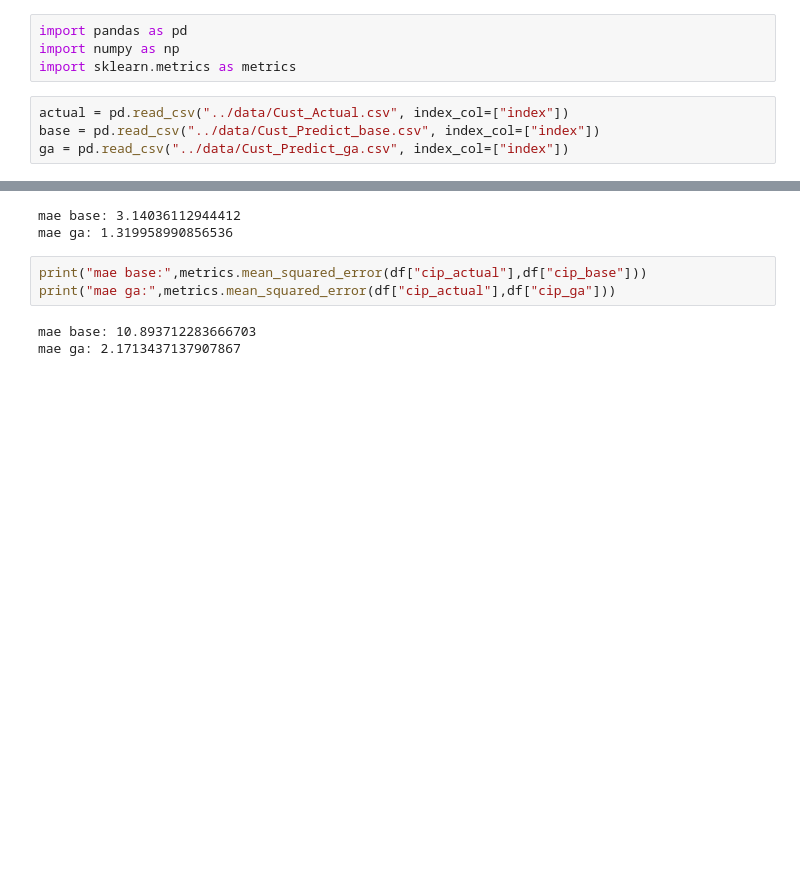
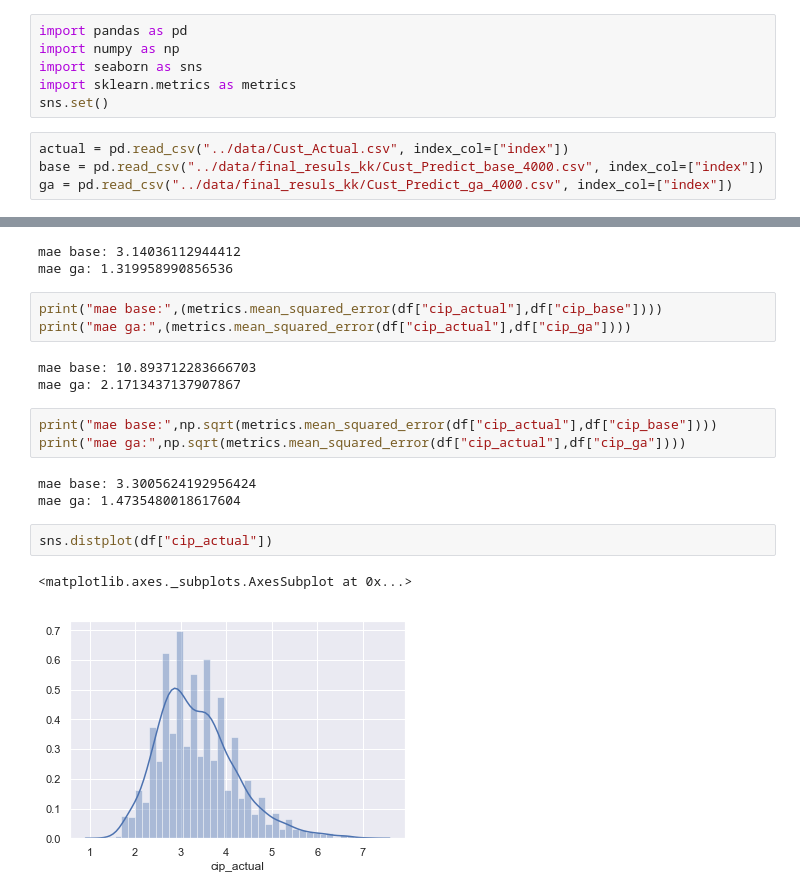
Before and after one commit to sidd-pandey/Fuzzy-GA, a Jupyter notebook: notebooks/ga_base.ipynb, the cells around one changed output, grey strips where cells are left out. Cells and saved outputs as stored; diff of their text form; blank space fills up the shorter version.

```diff
--- a/notebooks/ga_base.ipynb
+++ b/notebooks/ga_base.ipynb
@@ -1,8 +1,10 @@
 # %%
 import pandas as pd
 import numpy as np
+import seaborn as sns
 import sklearn.metrics as metrics
+sns.set()
 # %%
 actual = pd.read_csv("../data/Cust_Actual.csv", index_col=["index"])
-base = pd.read_csv("../data/Cust_Predict_base.csv", index_col=["index"])
-ga = pd.read_csv("../data/Cust_Predict_ga.csv", index_col=["index"])
+base = pd.read_csv("../data/final_resuls_kk/Cust_Predict_base_4000.csv", index_col=["index"])
+ga = pd.read_csv("../data/final_resuls_kk/Cust_Predict_ga_4000.csv", index_col=["index"])
@@ -27,8 +26,19 @@ print("mae ga:",metrics.mean_absolute_error(df["cip_actual"],df["cip_ga"]))
 mae base: 3.14036112944412
 mae ga: 1.319958990856536
 # %%
-print("mae base:",metrics.mean_squared_error(df["cip_actual"],df["cip_base"]))
-print("mae ga:",metrics.mean_squared_error(df["cip_actual"],df["cip_ga"]))
+print("mae base:",(metrics.mean_squared_error(df["cip_actual"],df["cip_base"])))
+print("mae ga:",(metrics.mean_squared_error(df["cip_actual"],df["cip_ga"])))
 # %% [output]
 mae base: 10.893712283666703
 mae ga: 2.1713437137907867
+# %%
+print("mae base:",np.sqrt(metrics.mean_squared_error(df["cip_actual"],df["cip_base"])))
+print("mae ga:",np.sqrt(metrics.mean_squared_error(df["cip_actual"],df["cip_ga"])))
+# %% [output]
+mae base: 3.3005624192956424
+mae ga: 1.4735480018617604
+# %%
+sns.distplot(df["cip_actual"])
+# %% [output]
+<matplotlib.axes._subplots.AxesSubplot at 0x...>
+[figure, added]
```
Also changed, not shown: parts of 5 cells of this notebook, 1 other file.
